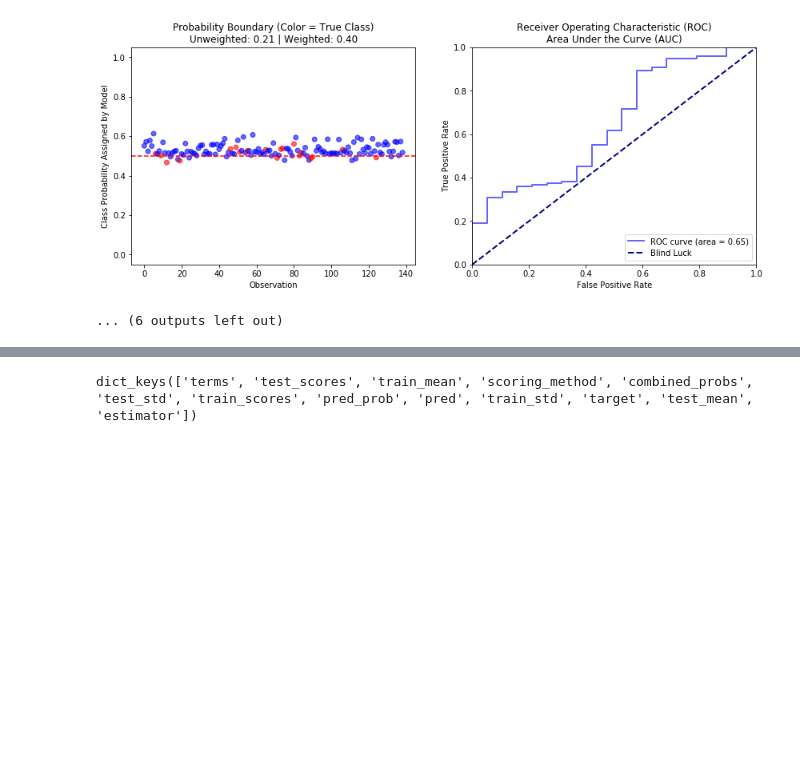
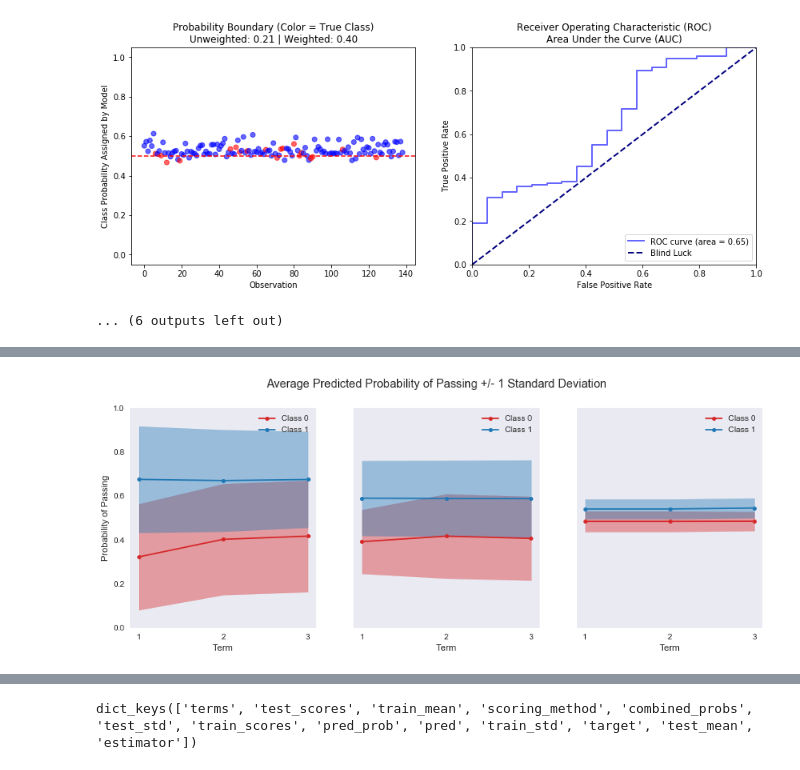
Before and after one commit to zstachniak/Predictive-Testing, a Jupyter notebook: Predictive Testing - Model Building and Analysis.ipynb, the cells around one changed output, grey strips where cells are left out. Drawn from its saved outputs; the diff is of its cells as text; code cells hidden in the pictures; blank space fills up the shorter version.

```diff
--- a/Predictive Testing - Model Building and Analysis.ipynb
+++ b/Predictive Testing - Model Building and Analysis.ipynb
@@ -837,0 +983,5 @@ for t in df_types:
+# %%
+test1 = ('combined', 'LogisticRegression')
+test2 = ('grades', 'LogisticRegression')
+test3 = ('pa_dist', 'LogisticRegression')
+test_list = [test1, test2, test3]
@@ -837,0 +1000,4 @@ for t in df_types:
+# %%
+test(plot_error_bars, test_list, max_width=plt.rcParams['figure.figsize'][0])
+# %% [output]
+[figure, added]
```
Also changed, not shown: parts of 20 cells of this notebook, 2 other files.
